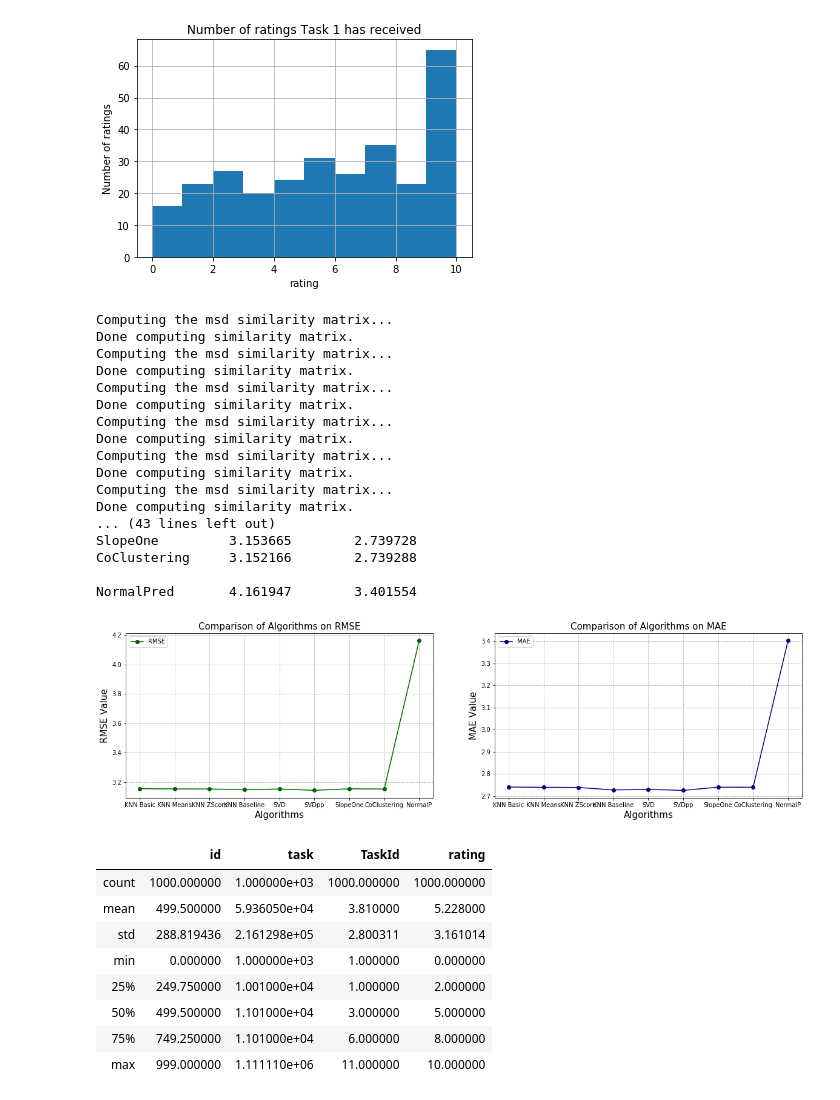
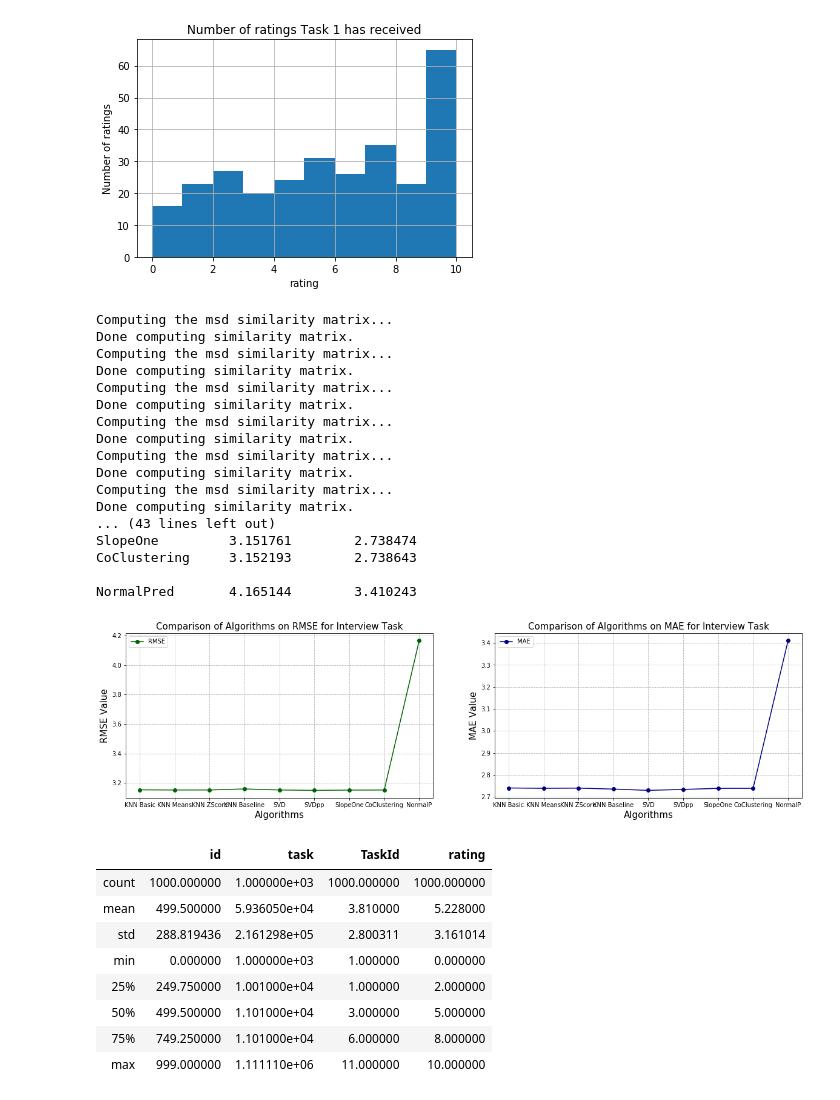
Before and after one commit to Gabbu98/FYPWAAR, a Jupyter notebook: Dev/PythonDev/recommenderSystemInterview.ipynb, the cells around one changed output. Drawn from its saved outputs; the diff is of its cells as text; code cells hidden in the pictures.

```diff
--- a/Dev/PythonDev/recommenderSystemInterview.ipynb
+++ b/Dev/PythonDev/recommenderSystemInterview.ipynb
@@ -322,42 +322,42 @@ mae_cv = [round(res['test_mae'].mean(), 6) for res in all_algos_cv]
 plt.figure(figsize=(20,5))
 
 plt.subplot(1, 2, 1)
-plt.title('Comparison of Algorithms on RMSE', loc='center', fontsize=15)
+plt.title('Comparison of Algorithms on RMSE for Interview Task', loc='center', fontsize=15)
 plt.plot(x_algo, rmse_cv, label='RMSE', color='darkgreen', marker='o')
 plt.xlabel('Algorithms', fontsize=15)
 plt.ylabel('RMSE Value', fontsize=15)
 plt.legend()
 plt.grid(ls='dashed')
 
 plt.subplot(1, 2, 2)
-plt.title('Comparison of Algorithms on MAE', loc='center', fontsize=15)
+plt.title('Comparison of Algorithms on MAE for Interview Task', loc='center', fontsize=15)
 plt.plot(x_algo, mae_cv, label='MAE', color='navy', marker='o')
 plt.xlabel('Algorithms', fontsize=15)
 plt.ylabel('MAE Value', fontsize=15)
 plt.legend()
 plt.grid(ls='dashed')
 
 plt.show()
 frame.describe()
 # %% [output]
 Computing the msd similarity matrix...
 Done computing similarity matrix.
 Computing the msd similarity matrix...
 Done computing similarity matrix.
 Computing the msd similarity matrix...
 Done computing similarity matrix.
 Computing the msd similarity matrix...
 Done computing similarity matrix.
 Computing the msd similarity matrix...
 Done computing similarity matrix.
 Computing the msd similarity matrix...
 Done computing similarity matrix.
 ... (43 lines left out)
-SlopeOne         3.153665        2.739728
-CoClustering     3.152166        2.739288
+SlopeOne         3.151761        2.738474
+CoClustering     3.152193        2.738643
 
-NormalPred       4.161947        3.401554
+NormalPred       4.165144        3.410243
-[figure, old version]
+[figure, new version]
 |  | id | task | TaskId | rating |
 | count | 1000.000000 | 1.000000e+03 | 1000.000000 | 1000.000000 |
 | mean | 499.500000 | 5.936050e+04 | 3.810000 | 5.228000 |
```
Also changed, not shown: parts of 9 cells of this notebook, 54 other files.
